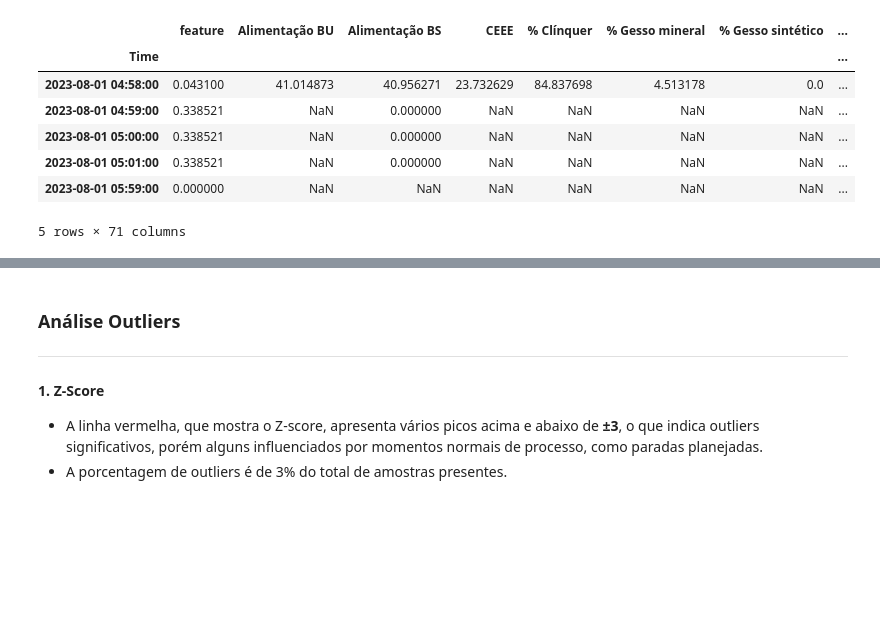
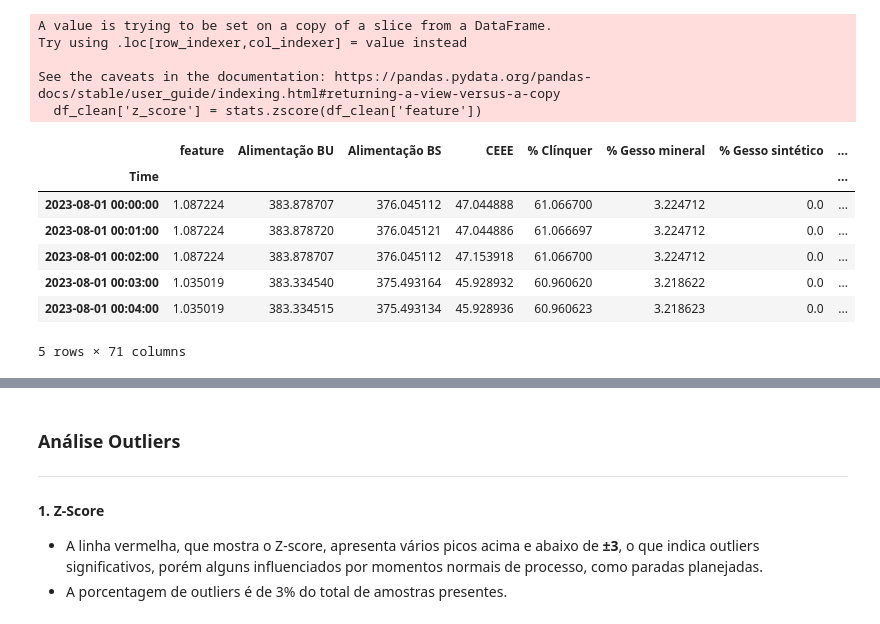
Before and after one commit to ezschneider/vrm-lstm, a Jupyter notebook: notebooks/eda.ipynb, the cells around one changed output, grey strips where cells are left out. Saved outputs shown, nothing was run; the diff lists cells and outputs as text; code cells hidden in the pictures; blank space fills up the shorter version.

```diff
--- a/notebooks/eda.ipynb
+++ b/notebooks/eda.ipynb
@@ -15,17 +17,25 @@ df_raw: pd.DataFrame = pd.read_csv(
 # Drop rows where 'Vibration' column has NaN values
 df = df_raw.dropna(subset=['feature']).copy()
 
+threshold = 1500
+df_clean = df[df['Corrente motor'] > threshold]
+
 # Add Z-score
-df['z_score'] = stats.zscore(df['feature'])
-df_outliers = df[df['z_score'].abs() > 3]
+df_clean['z_score'] = stats.zscore(df_clean['feature'])
+# %% [output]
+A value is trying to be set on a copy of a slice from a DataFrame.
+Try using .loc[row_indexer,col_indexer] = value instead
+
+See the caveats in the documentation: https://pandas.pydata.org/pandas-docs/stable/user_guide/indexing.html#returning-a-view-versus-a-copy
+  df_clean['z_score'] = stats.zscore(df_clean['feature'])
 # %%
-df_outliers.head()
+df_clean.head()
 # %% [output]
 |  | feature | Alimentação BU | Alimentação BS | CEEE | % Clínquer | % Gesso mineral | % Gesso sintético | ... |
 | Time |  |  |  |  |  |  |  | ... |
-| 2023-08-01 04:58:00 | 0.043100 | 41.014873 | 40.956271 | 23.732629 | 84.837698 | 4.513178 | 0.0 | ... |
-| 2023-08-01 04:59:00 | 0.338521 | NaN | 0.000000 | NaN | NaN | NaN | NaN | ... |
-| 2023-08-01 05:00:00 | 0.338521 | NaN | 0.000000 | NaN | NaN | NaN | NaN | ... |
-| 2023-08-01 05:01:00 | 0.338521 | NaN | 0.000000 | NaN | NaN | NaN | NaN | ... |
-| 2023-08-01 05:59:00 | 0.000000 | NaN | NaN | NaN | NaN | NaN | NaN | ... |
+| 2023-08-01 00:00:00 | 1.087224 | 383.878707 | 376.045112 | 47.044888 | 61.066700 | 3.224712 | 0.0 | ... |
+| 2023-08-01 00:01:00 | 1.087224 | 383.878720 | 376.045121 | 47.044886 | 61.066697 | 3.224712 | 0.0 | ... |
+| 2023-08-01 00:02:00 | 1.087224 | 383.878707 | 376.045112 | 47.153918 | 61.066700 | 3.224712 | 0.0 | ... |
+| 2023-08-01 00:03:00 | 1.035019 | 383.334540 | 375.493164 | 45.928932 | 60.960620 | 3.218622 | 0.0 | ... |
+| 2023-08-01 00:04:00 | 1.035019 | 383.334515 | 375.493134 | 45.928936 | 60.960623 | 3.218623 | 0.0 | ... |
 5 rows × 71 columns
```
Also changed, not shown: parts of 8 cells of this notebook, 1 other file.
